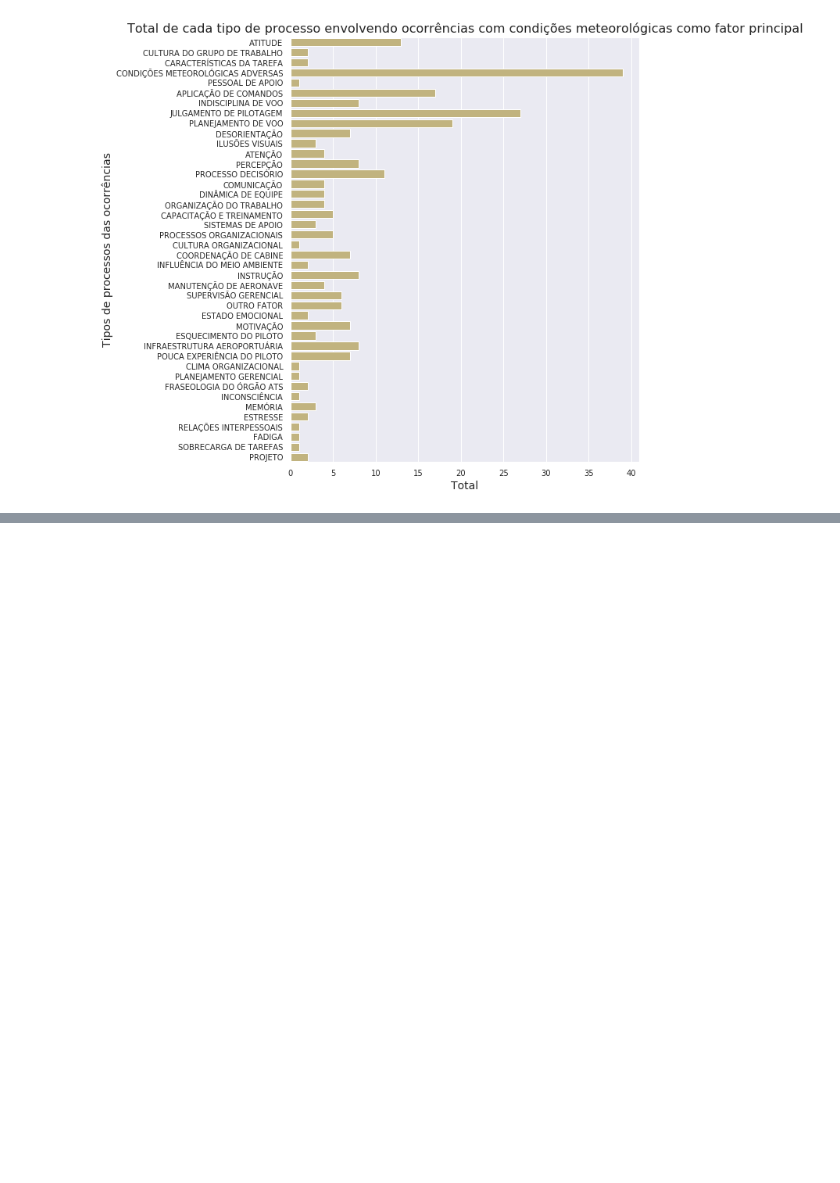
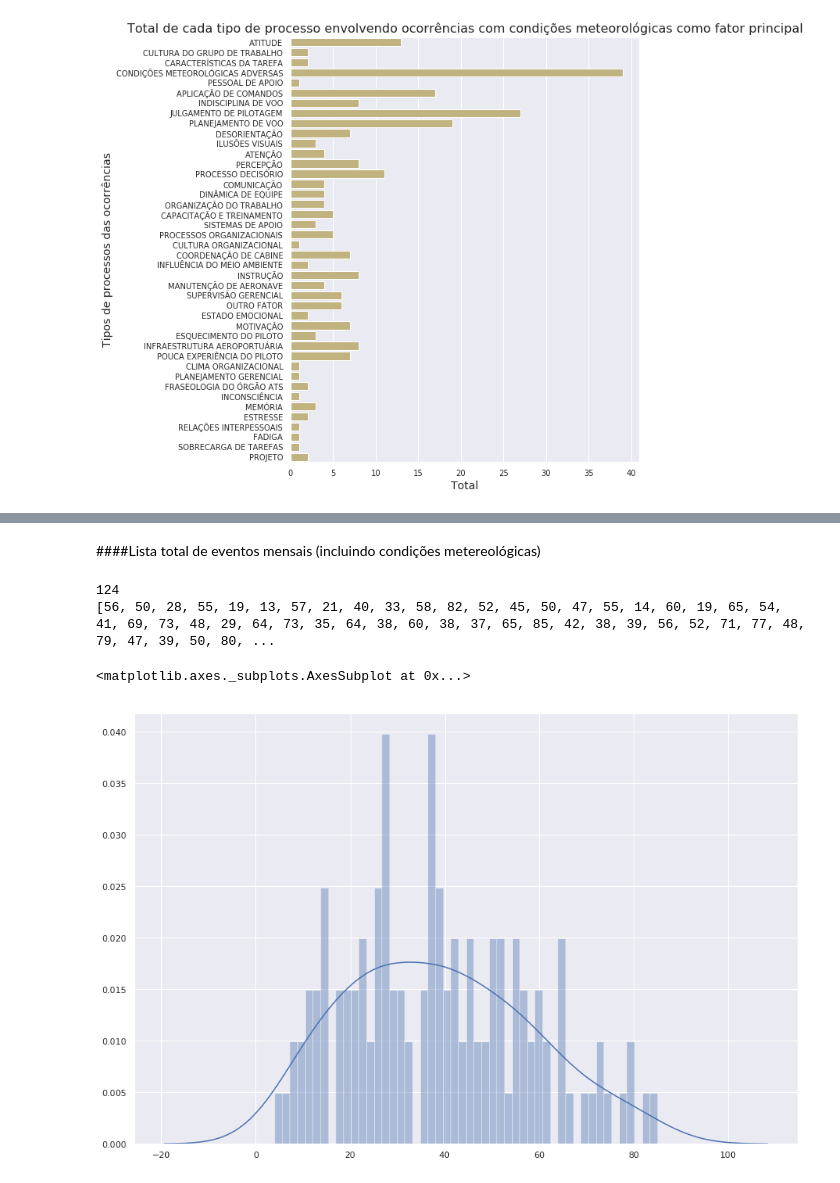
Before and after one commit to projeto-lp-20191/Dfly, a Jupyter notebook: Dfly.ipynb, the cells around one changed output, grey strips where cells are left out. Saved outputs shown, nothing was run; the diff lists cells and outputs as text; code cells hidden in the pictures; blank space fills up the shorter version.

```diff
--- a/Dfly.ipynb
+++ b/Dfly.ipynb
@@ -1155,0 +1572,6 @@ def filtro_sudeste(df, dic):
+# %%
+df_ocorrencias = pd.read_csv('gdrive/My Drive/projetos/lp/oco.csv', sep='~', header=0,\
+         usecols=['codigo_ocorrencia','ocorrencia_dia'])
+
+print(df_ocorrencias.head(5))
+print(df_ocorrencias.shape)
@@ -1155,0 +1586,6 @@ def filtro_sudeste(df, dic):
+# %%
+df_fatores_contribuintes = pd.read_csv('gdrive/My Drive/projetos/lp/ftc.csv', sep='~', header=0,\
+        usecols=['codigo_ocorrencia', 'fator_nome'])
+
+print(df_fatores_contribuintes.head(5))
+print(df_fatores_contribuintes.shape)
@@ -1155,0 +1600,5 @@ def filtro_sudeste(df, dic):
+# %%
+df_ocorrencias_fatores = pd.merge(df_ocorrencias, df_fatores_contribuintes, on='codigo_ocorrencia')
+
+print(df_ocorrencias_fatores.shape)
+df_ocorrencias_fatores.head()
@@ -1155,0 +1613,5 @@ def filtro_sudeste(df, dic):
+# %%
+df_ocorrencias_fatores['ocorrencia_dia'] = pd.to_datetime(df_ocorrencias_fatores.ocorrencia_dia)
+df_ocorrencias_fatores['mes'] = df_ocorrencias_fatores['ocorrencia_dia'].dt.strftime('%Y-%m')
+df_ocorrencias_fatores.drop('ocorrencia_dia', axis=1, inplace=True)
+df_ocorrencias_fatores.head()
@@ -1155,0 +1625,16 @@ def filtro_sudeste(df, dic):
+# %% [markdown]
+####Lista total de eventos mensais (incluindo condições metereológicas)
+# %%
+df_ocorrencias_fatores_total = df_ocorrencias_fatores.groupby('mes').size().reset_index(name='Quantidade_Eventos')
+
+lista_eventos_totais = pd.Series(df_ocorrencias_fatores_total['Quantidade_Eventos']).tolist()
+
+print(len(lista_eventos_totais))
+print(lista_eventos_totais)
+
+sns.distplot(lista_eventos_totais, bins=50, norm_hist=True)
+# %% [output]
+124
+[56, 50, 28, 55, 19, 13, 57, 21, 40, 33, 58, 82, 52, 45, 50, 47, 55, 14, 60, 19, 65, 54, 41, 69, 73, 48, 29, 64, 73, 35, 64, 38, 60, 38, 37, 65, 85, 42, 38, 39, 56, 52, 71, 77, 48, 79, 47, 39, 50, 80, ...
+<matplotlib.axes._subplots.AxesSubplot at 0x...>
+[figure, added]
```
Also changed, not shown: parts of 80 cells of this notebook.
